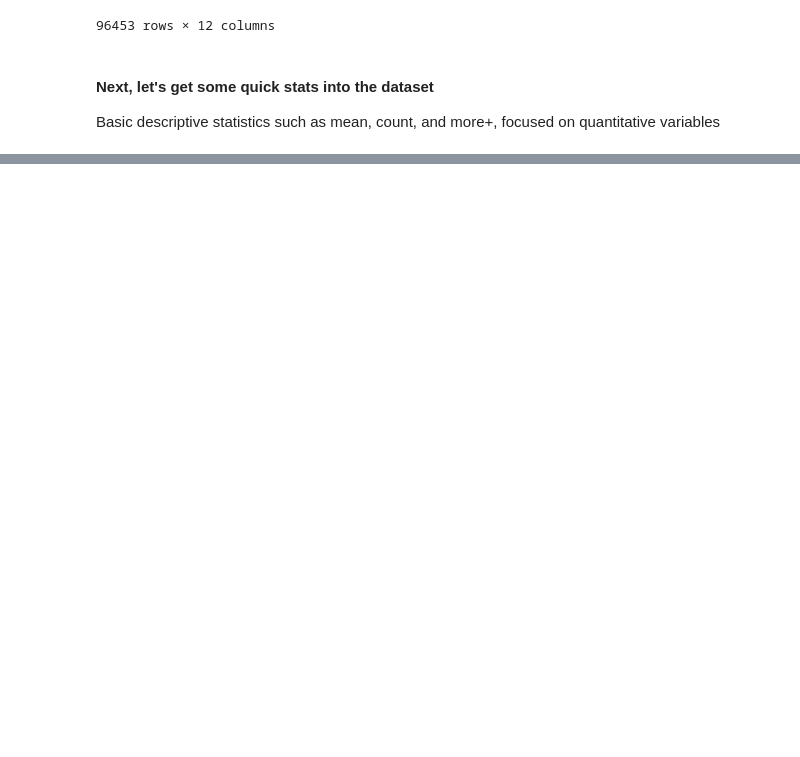
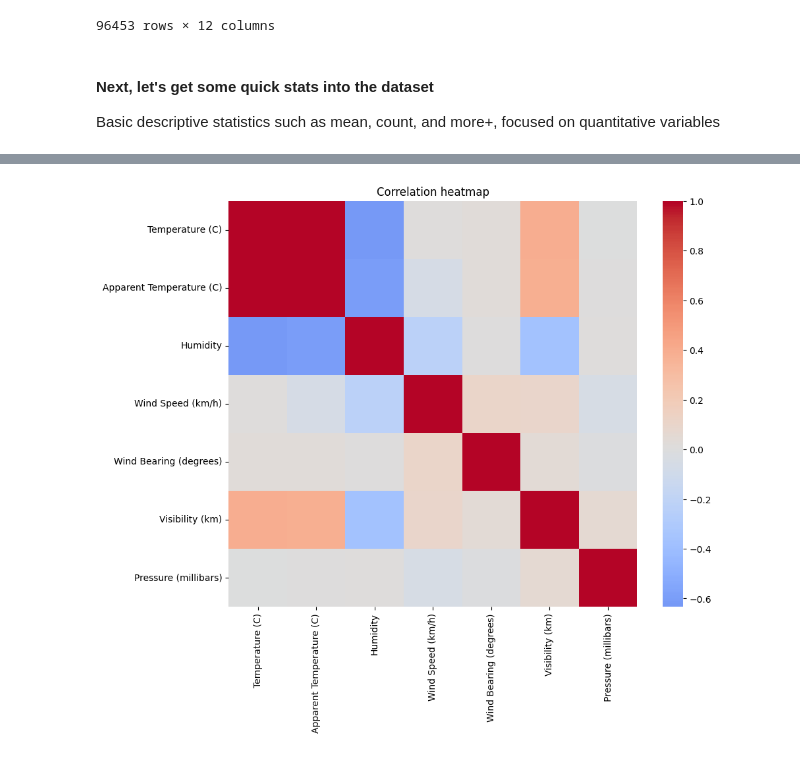
Before and after one commit to Amaefule5/IC_2025-DEC-ML140_01, a Jupyter notebook: IC_2025_DEC_ML140_01.ipynb, the cells around one changed output, grey strips where cells are left out. Drawn from its saved outputs; the diff is of its cells as text; code cells hidden in the pictures; blank space fills up the shorter version.

```diff
--- a/IC_2025_DEC_ML140_01.ipynb
+++ b/IC_2025_DEC_ML140_01.ipynb
@@ -109,0 +272,9 @@ df.describe(include="all")
+# %%
+# correlation heatmap (numeric only)
+num_cols = df.select_dtypes(include=["float64", "int64"]).columns
+plt.figure(figsize=(10, 8))
+sns.heatmap(df[num_cols].corr(), cmap="coolwarm", center=0)
+plt.title("Correlation heatmap")
+plt.show()
+# %% [output]
+[figure, added]
```
Also changed, not shown: parts of 19 cells of this notebook.
